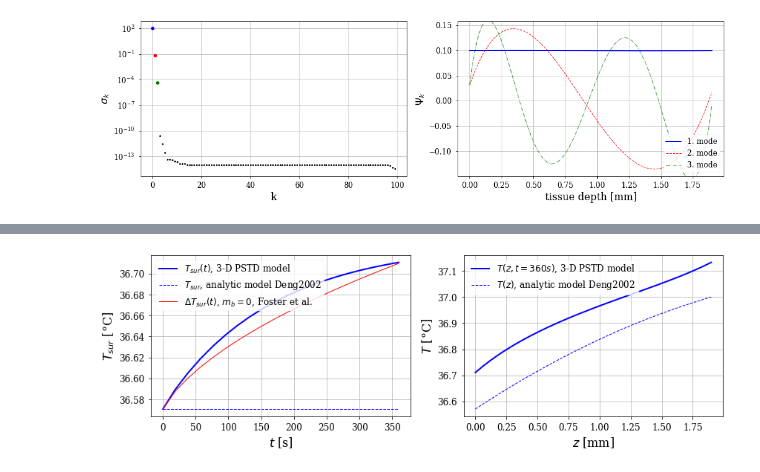
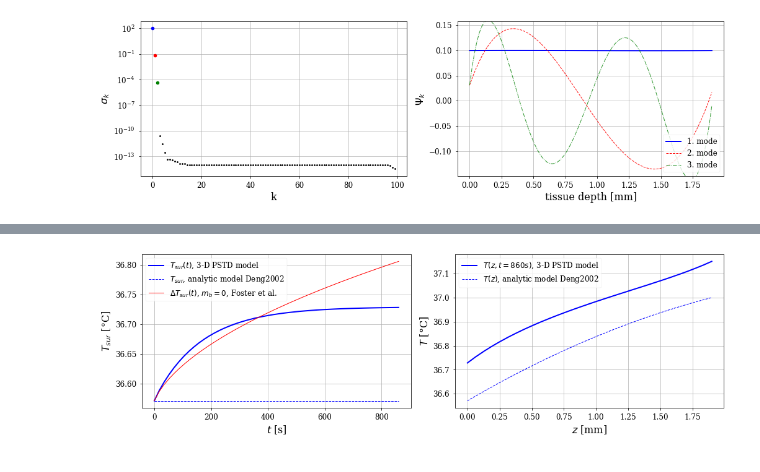
Before and after one commit to akapet00/EMF-exposure-analysis, a Jupyter notebook: demo.ipynb, the cells around one changed output, grey strips where cells are left out. Drawn from its saved outputs; the diff is of its cells as text; code cells hidden in the pictures.

```diff
--- a/demo.ipynb
+++ b/demo.ipynb
@@ -368,10 +145,15 @@ plt.show()
 [figure]
 # %%
 ## 3-D simulation
-t = np.linspace(0, 360, 20)
-N = 31
+sim_time = 860
+t = np.linspace(0, sim_time, 50)
+N = [31] * 3
 area = (0.02, 0.02)
-T = deltaT_3d_pstd(t, N, area, pen_depth, k, rho, C, m_b * 3, I0, T_tr)
-# np.save(os.path.join('simulations', 'deltaT_N31_t360_a4.npy'), T, allow_pickle=True, fix_imports=True)
+SAR_ref = I0 * T_tr / (rho * pen_depth)
+x = np.linspace(-area[0]/2, area[0]/2, N[0])
+y = np.linspace(-area[1]/2, area[1]/2, N[1])
+SAR_sur = SAR_ref * np.exp(-(x**2 + y.reshape(-1, 1)**2) / (2 * (SAR_ref * 3e-4)**2))
+T = deltaT_3d_pstd(t, N, area, pen_depth, k, rho, C, m_b * 3, SAR_sur)
+# np.save(os.path.join('simulations', f'deltaT_Nx{N[0]}Ny{N[1]}Nz{N[2]}_t{sim_time}_a{int(area[0]*area[1]*1e4)}.npy'), T, allow_pickle=True, fix_imports=True)
 # %%
 # temperature change distribution on the surface, 3-D plot
@@ -412,26 +194,27 @@ plt.show()
 # %%
 # temperature (depth-wise) before and after mmWave exposure
-z = np.linspace(0, pen_depth, N)
+z = np.linspace(0, pen_depth, N[2])
 T0 = initT_depth_analytic(z, k, rho, C, rho_b, C_b, m_b, h_0, T_a, T_c, T_f, Q_m)
 
-fig = plt.figure(figsize=(12, 4))
+fig_config(nrows=1, ncols=2, scaler=1.5)
+fig = plt.figure()
 ax1 = fig.add_subplot(1, 2, 1)
 ax1.plot(t, np.ones_like(t) * T0[0] + np.max(T[:, :, :, 0], axis=(1, 2)), 'b-', linewidth=2, label='$T_{sur}(t)$, 3-D PSTD model')
 ax1.plot(t, np.ones_like(t) * T0[0], 'b--', linewidth=1, label='$T_{sur}$, analytic model Deng2002')
-ax1.plot(t, np.ones_like(t) * T0[0] + deltaT_depth_analytic(t, pen_depth, I0, T_tr), 'r-', linewidth=1, label='$\\Delta T_{sur}(t)$, $m_b = 0$, Foster et al.')
+ax1.plot(t, np.ones_like(t) * T0[0] + deltaT_depth_analytic(t, pen_depth, k, rho, C, I0, T_tr), 'r-', linewidth=1, label='$\\Delta T_{sur}(t)$, $m_b = 0$, Foster et al.')
 ax1.set_xlabel('$t$ [s]')
 ax1.set_ylabel('$T_{sur}$ [°C]')
 ax1.legend(loc='upper left')
 ax1.grid()
 
 ax2 = fig.add_subplot(1, 2, 2)
-ax2.plot(z * 1e3, T0 + T[-1, N//2, N//2, :], 'b-', linewidth=2, label=f'$T(z, t={{{int(t[-1])}}} s)$, 3-D PSTD model')
+ax2.plot(z * 1e3, T0 + T[-1, N[2]//2, N[2]//2, :], 'b-', linewidth=2, label=f'$T(z, t={{{int(t[-1])}}} s)$, 3-D PSTD model')
 ax2.plot(z * 1e3, T0, 'b--', linewidth=1, label='$T(z)$, analytic model Deng2002')
 ax2.set_xlabel('$z$ [mm]')
 ax2.set_ylabel('$T$ [°C]')
 ax2.legend(loc='upper left')
 ax2.grid()
 plt.tight_layout()
 plt.show()
 # %% [output]
-[figure, old version]
+[figure, new version]
```
Also changed, not shown: parts of 10 cells of this notebook, 1 other file.
